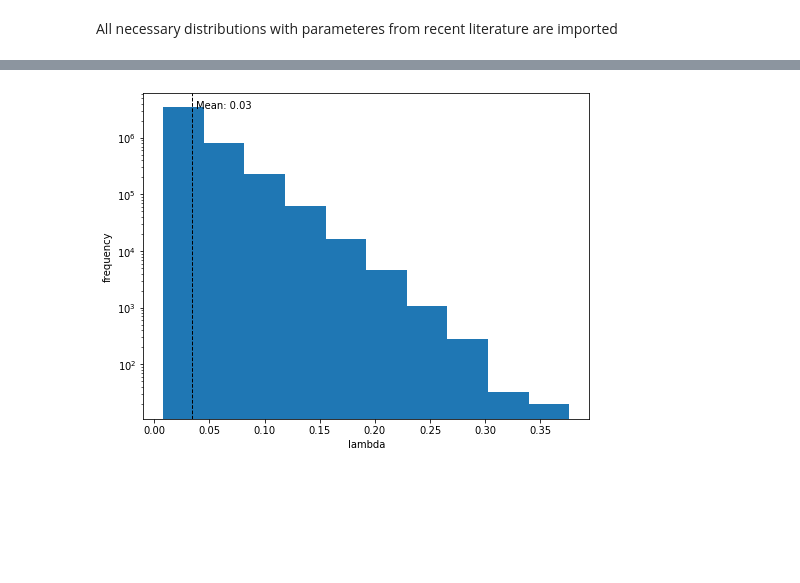
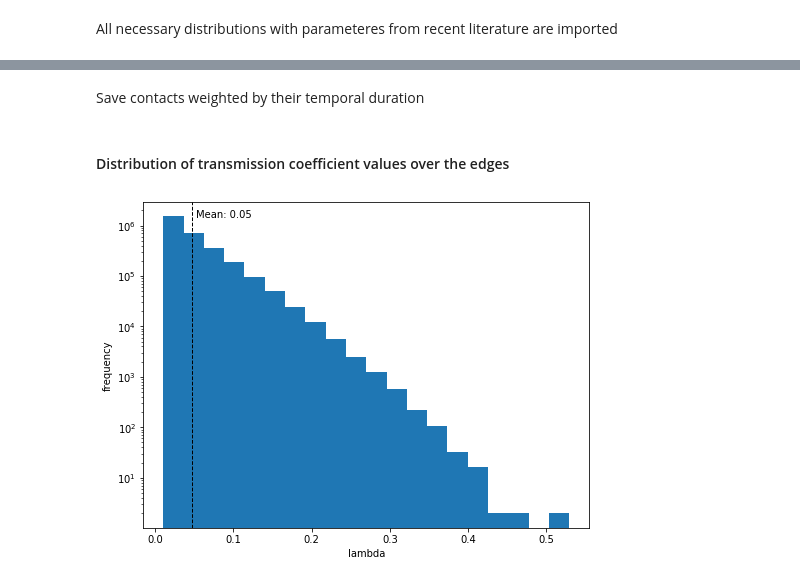
Before and after one commit to dallasta/simulator, a Jupyter notebook: sim/roc/continuous_timeSim.ipynb, the cells around one changed output, grey strips where cells are left out. Saved outputs shown, nothing was run; the diff lists cells and outputs as text; code cells hidden in the pictures; blank space fills up the shorter version.

```diff
--- a/sim/roc/continuous_timeSim.ipynb
+++ b/sim/roc/continuous_timeSim.ipynb
@@ -41,6 +32,6 @@ All necessary distributions with parameteres from recent literature are imported
 distributions = CovidDistributions(country=country)
 # %%
-beta = 0.8 # this parameter enters in the conditional intensity during contacts
+beta = 1.0 # this parameter enters in the conditional intensity during contacts
 
 #possibly different values of beta can be defined or inferred (see calibrate.py)
 intensity_params = {
@@ -55,5 +56,5 @@ intensity_params = {
 # %%
-initial_counts = {'expo': 5, 'isym': 3, 'iasy': 3} #in the form {'expo': 7, 'isym_posi': 2, 'iasy': 2}
+initial_counts = {'expo': 5, 'isym': 3, 'iasy': 2} #in the form {'expo': 7, 'isym_posi': 2, 'iasy': 2}
 initial_seeds=get_seeds(n_indiv, initial_counts)
 initial_seeds
 # %% [output]
@@ -139,6 +106,6 @@ contact_raw
 # %%
-#keep resolution of 15min
-contact_raw2=contact_raw[contact_raw['deltat']>0.25]
+t_res=0.25
+contact_raw2=contact_raw[contact_raw['deltat']>t_res]
 contact_raw2=contact_raw2.reset_index()
 contact_raw2.drop(columns=['index'],inplace=True)
 contact_raw2
@@ -186,5 +153,9 @@ for i in range(n_contacts):
 cont_sqzd=[]
 l=list(cont_sqzd_dict.keys())
 for a in l:
-    cont_sqzd+=[(a[0],a[1],a[2], 1.0-np.exp(-beta*cont_sqzd_dict[a]))]
-    cont_sqzd+=[(a[1],a[0],a[2], 1.0-np.exp(-beta*cont_sqzd_dict[a]))]
+    cont_sqzd+=[(a[0],a[1],a[2], 1-np.exp(-beta*cont_sqzd_dict[a]))]
+    #cont_sqzd+=[(a[1],a[0],a[2], 1-np.exp(-beta*cont_sqzd_dict[a]))]  #add if contacts are not already symmetrized
+
+cont2_sqzd = pd.DataFrame(cont_sqzd,columns=['i', 'j', 't', 'lambda'])
+cont_sqzd_sorted=cont2_sqzd.sort_values(by=['t','i'],ascending=True)
+cont_sqzd_sorted.to_csv('cont_miniIsleWight_exp.csv', index=False)
@@ -213,0 +162,2 @@ cont_sqzd_sorted
+# %% [markdown]
+Save contacts weighted by their temporal duration
@@ -214,13 +173,15 @@ cont_sqzd_sorted
+# %% [markdown]
+#### Distribution of transmission coefficient values over the edges
 # %%
 lamb=np.array([cont_sqzd[i][3] for i in range(len(cont_sqzd))])
 plt.figure(figsize=(8,6))
-plt.hist(lamb)
+plt.hist(lamb,bins=20)
 plt.axvline(lamb.mean(), color='k', linestyle='dashed', linewidth=1)
 min_ylim, max_ylim = plt.ylim()
 plt.text(lamb.mean()*1.1, max_ylim*0.9, 'Mean: {:.2f}'.format(lamb.mean()))
 plt.yscale('log')
 plt.xlabel('lambda')
 plt.ylabel('frequency')
 plt.show()
 # %% [output]
-[figure, old version]
+[figure, new version]
```
Also changed, not shown: parts of 40 cells of this notebook, 2 other files.
